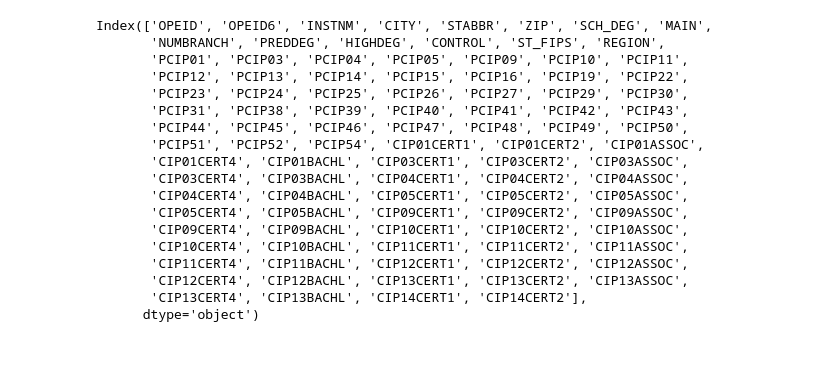
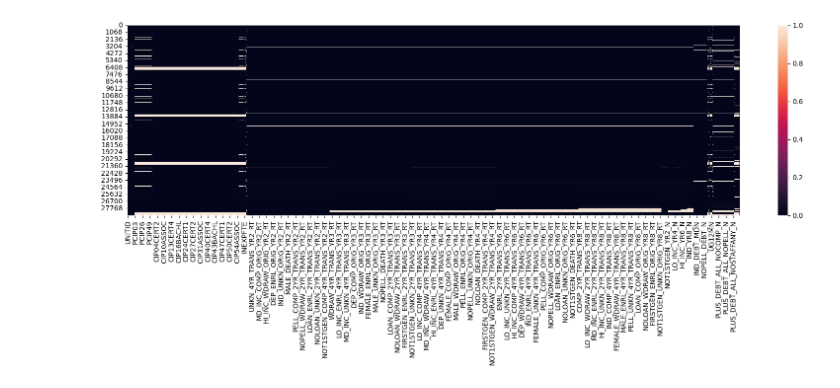
Before and after one commit to cyrilmichino/modeling-income-shares, a Jupyter notebook: college-scorecard-data-analysis.ipynb, the cells around one changed output. Drawn from its saved outputs; the diff is of its cells as text; code cells hidden in the pictures; blank space fills up the shorter version.

Commit message:
Kaggle Notebook | College Scorecard Data Analysis | Consolidate Data & Handle Missing Values

```diff
--- a/college-scorecard-data-analysis.ipynb
+++ b/college-scorecard-data-analysis.ipynb
@@ -51,0 +38,8 @@ data.head(20)
+# %%
+# Define the file names for the year we want to import data for
+years = [2018,2017,2016,2015] # Years of data we are interested in
+fnames = list()
+for year in years:
+    fname = "/kaggle/input/college-scorecard-aggregated-dataset/MERGED" + str(year) + "_" + str(year+1)[2:] + "_PP.csv" #Based on format of file names
+    fnames.append(fname)
+print(len(fnames))
@@ -51,0 +48,15 @@ data.head(20)
+# %%
+## Import first dataset – the base year dataset
+data = pd.read_csv(str(fnames[0]), low_memory=False)
+data["DATAYEAR"] = years[0]
+dshapes = [data.shape]
+
+## Import other datasets and concat into the base dataset
+for i in range(1,len(fnames)):
+    df = pd.read_csv(str(fnames[i]), low_memory=False)
+    df["DATAYEAR"] = years[i]
+    dshapes.append(df.shape) # Track the shape of the added data
+    data = pd.concat([data, df], ignore_index=True)
+
+print(data.shape, dshapes)
+data.head()
@@ -52,6 +87,6 @@ data.head(20)
 # %%
 to_drop = list()
-threshold = 0.4 * data.shape[0] #1738 seems to be the number from 0.2 to 0.4
+threshold = 0.2 * data.shape[0] #1738 seems to be the number from 0.2 to 0.4
 for column in list(data.columns):
     if data[column].isnull().sum() > threshold:
         to_drop.append(column)
@@ -62,4 +97,6 @@ print(len(to_drop))
 # %%
-data = data.drop(to_drop,axis=1)
+data = data.drop(to_drop,axis=1) ## Drop columns with extreme missingness
+data = data.drop_duplicates() ## Drop duplicate rows
+print(data.shape)
 data.head()
 # %% [output]
@@ -73,21 +111,6 @@ data.head()
-# %%
-data.columns[1:100]
-# %% [output]
-Index(['OPEID', 'OPEID6', 'INSTNM', 'CITY', 'STABBR', 'ZIP', 'SCH_DEG', 'MAIN',
-       'NUMBRANCH', 'PREDDEG', 'HIGHDEG', 'CONTROL', 'ST_FIPS', 'REGION',
-       'PCIP01', 'PCIP03', 'PCIP04', 'PCIP05', 'PCIP09', 'PCIP10', 'PCIP11',
-       'PCIP12', 'PCIP13', 'PCIP14', 'PCIP15', 'PCIP16', 'PCIP19', 'PCIP22',
-       'PCIP23', 'PCIP24', 'PCIP25', 'PCIP26', 'PCIP27', 'PCIP29', 'PCIP30',
-       'PCIP31', 'PCIP38', 'PCIP39', 'PCIP40', 'PCIP41', 'PCIP42', 'PCIP43',
-       'PCIP44', 'PCIP45', 'PCIP46', 'PCIP47', 'PCIP48', 'PCIP49', 'PCIP50',
-       'PCIP51', 'PCIP52', 'PCIP54', 'CIP01CERT1', 'CIP01CERT2', 'CIP01ASSOC',
-       'CIP01CERT4', 'CIP01BACHL', 'CIP03CERT1', 'CIP03CERT2', 'CIP03ASSOC',
-       'CIP03CERT4', 'CIP03BACHL', 'CIP04CERT1', 'CIP04CERT2', 'CIP04ASSOC',
-       'CIP04CERT4', 'CIP04BACHL', 'CIP05CERT1', 'CIP05CERT2', 'CIP05ASSOC',
-       'CIP05CERT4', 'CIP05BACHL', 'CIP09CERT1', 'CIP09CERT2', 'CIP09ASSOC',
-       'CIP09CERT4', 'CIP09BACHL', 'CIP10CERT1', 'CIP10CERT2', 'CIP10ASSOC',
-       'CIP10CERT4', 'CIP10BACHL', 'CIP11CERT1', 'CIP11CERT2', 'CIP11ASSOC',
-       'CIP11CERT4', 'CIP11BACHL', 'CIP12CERT1', 'CIP12CERT2', 'CIP12ASSOC',
-       'CIP12CERT4', 'CIP12BACHL', 'CIP13CERT1', 'CIP13CERT2', 'CIP13ASSOC',
-       'CIP13CERT4', 'CIP13BACHL', 'CIP14CERT1', 'CIP14CERT2'],
-      dtype='object')
+# %%
+plt.figure(figsize=(20,5))
+sns.heatmap(data.isnull())
+plt.show()
+# %% [output]
+[figure, added]
```
Also changed, not shown: parts of 16 cells of this notebook.
